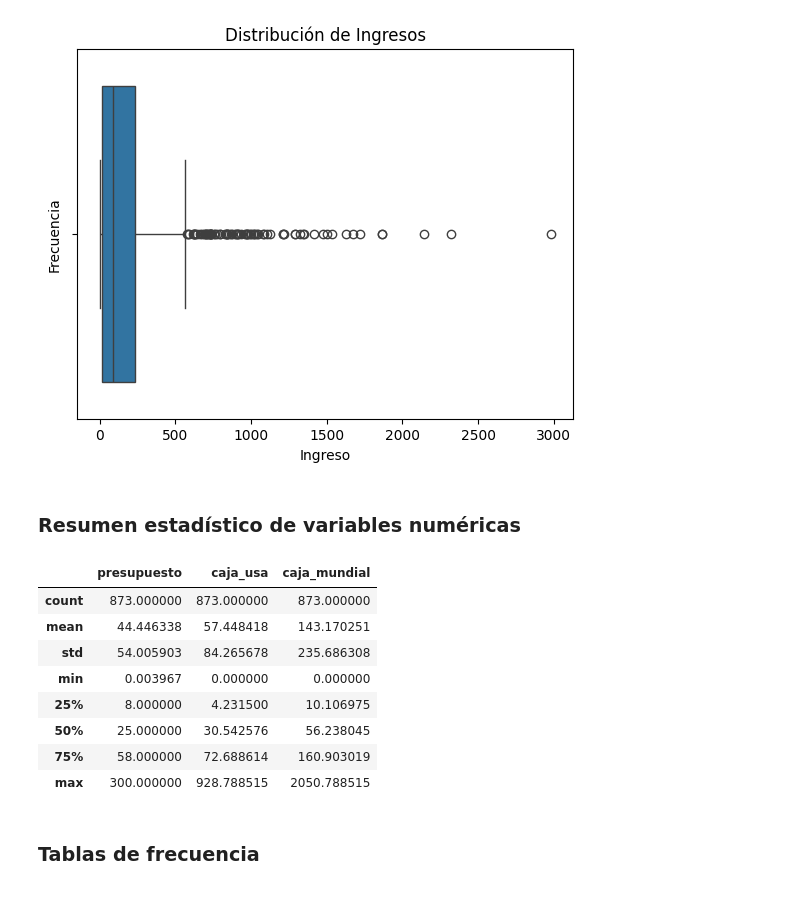
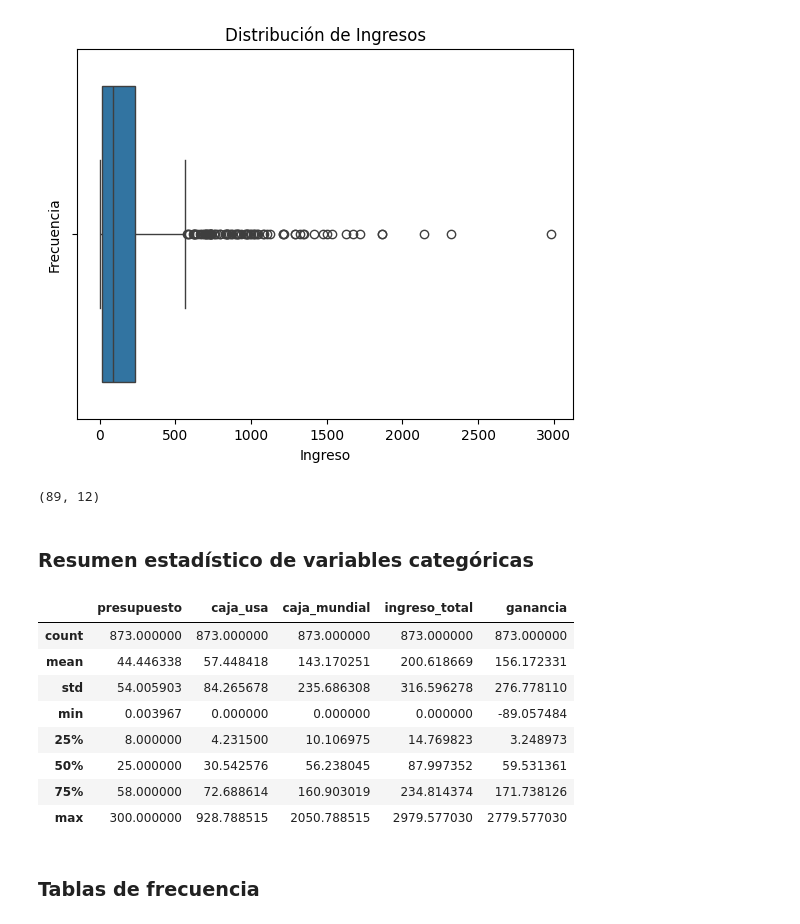
Before and after one commit to hfelizzola/Curso-Fundamentos-Ciencia-de-Datos-Fontebo, a Jupyter notebook: 3_Python_Análisis_Exploratorio_de_Datos.ipynb, the cells around one changed output. Saved outputs shown, nothing was run; the diff lists cells and outputs as text; code cells hidden in the pictures.

```diff
--- a/3_Python_Análisis_Exploratorio_de_Datos.ipynb
+++ b/3_Python_Análisis_Exploratorio_de_Datos.ipynb
@@ -336,3 +520,8 @@ plt.title('Distribución de Ingresos')
 plt.show()
 # %% [output]
 [figure]
+# %%
+# Contar peliculas con mas de 500 millones de pesos en ingresos
+datos[datos['ingreso_total'] > 520].shape
+# %% [output]
+(89, 12)
@@ -339,20 +531,20 @@ plt.show()
 # %%
 # Distribución de las ganancias
 # %% [markdown]
-### Resumen estadístico de variables numéricas
+### Resumen estadístico de variables categóricas
 # %%
 # Resumen de variables numéricas
-datos[['presupuesto', 'caja_usa', 'caja_mundial']].describe()
+datos[['presupuesto', 'caja_usa', 'caja_mundial','ingreso_total','ganancia']].describe()
 # %% [output]
-|  | presupuesto | caja_usa | caja_mundial |
-| count | 873.000000 | 873.000000 | 873.000000 |
-| mean | 44.446338 | 57.448418 | 143.170251 |
-| std | 54.005903 | 84.265678 | 235.686308 |
-| min | 0.003967 | 0.000000 | 0.000000 |
-| 25% | 8.000000 | 4.231500 | 10.106975 |
-| 50% | 25.000000 | 30.542576 | 56.238045 |
-| 75% | 58.000000 | 72.688614 | 160.903019 |
-| max | 300.000000 | 928.788515 | 2050.788515 |
+|  | presupuesto | caja_usa | caja_mundial | ingreso_total | ganancia |
+| count | 873.000000 | 873.000000 | 873.000000 | 873.000000 | 873.000000 |
+| mean | 44.446338 | 57.448418 | 143.170251 | 200.618669 | 156.172331 |
+| std | 54.005903 | 84.265678 | 235.686308 | 316.596278 | 276.778110 |
+| min | 0.003967 | 0.000000 | 0.000000 | 0.000000 | -89.057484 |
+| 25% | 8.000000 | 4.231500 | 10.106975 | 14.769823 | 3.248973 |
+| 50% | 25.000000 | 30.542576 | 56.238045 | 87.997352 | 59.531361 |
+| 75% | 58.000000 | 72.688614 | 160.903019 | 234.814374 | 171.738126 |
+| max | 300.000000 | 928.788515 | 2050.788515 | 2979.577030 | 2779.577030 |
 # %% [markdown]
 ### Tablas de frecuencia
 # %%
```
Also changed, not shown: parts of 45 cells of this notebook.
